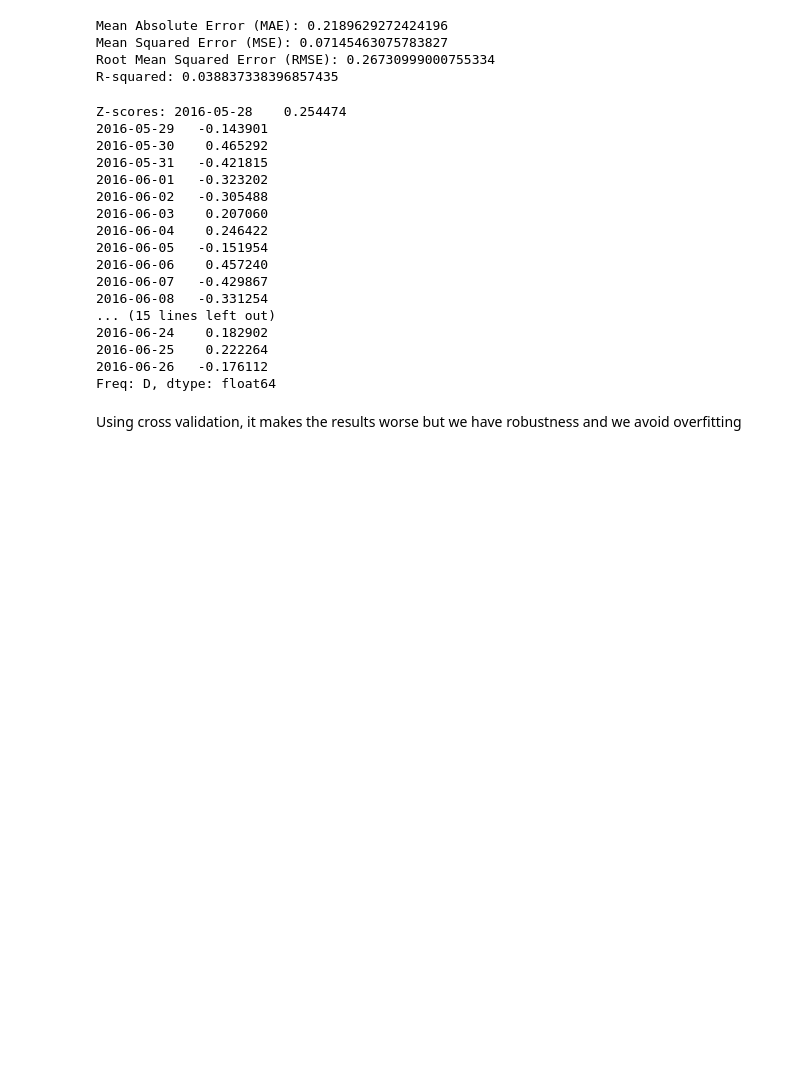
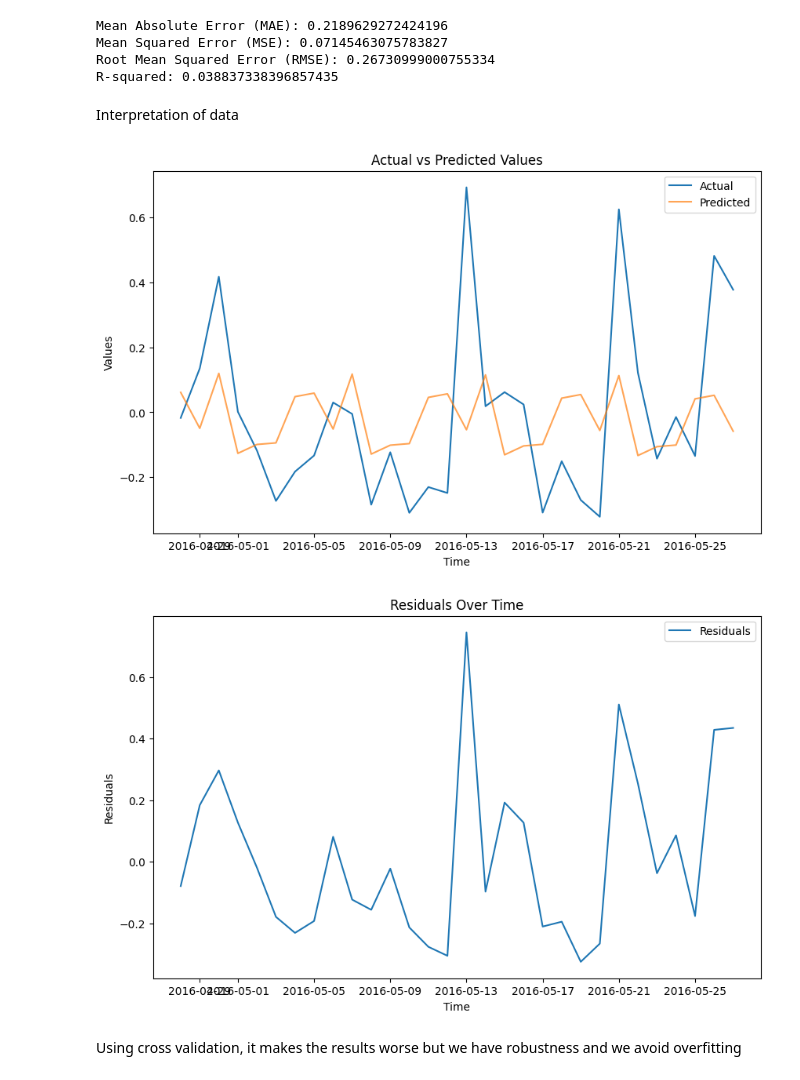
Before and after one commit to BianchiLuca28/EnergyConsumptionForecast, a Jupyter notebook: notebooks/time_series_analysis/time_series_model_testing.ipynb, the cells around one changed output. Cells and saved outputs as stored; diff of their text form; code cells hidden in the pictures; blank space fills up the shorter version.

```diff
--- a/notebooks/time_series_analysis/time_series_model_testing.ipynb
+++ b/notebooks/time_series_analysis/time_series_model_testing.ipynb
@@ -216,27 +253,31 @@ Mean Absolute Error (MAE): 0.2189629272424196
 Mean Squared Error (MSE): 0.07145463075783827
 Root Mean Squared Error (RMSE): 0.26730999000755334
 R-squared: 0.038837338396857435
-# %%
-z_scores = (ets_forecast - actual_values.mean()) / actual_values.std()
-print('Z-scores:', z_scores)
-# %% [output]
-Z-scores: 2016-05-28    0.254474
-2016-05-29   -0.143901
-2016-05-30    0.465292
-2016-05-31   -0.421815
-2016-06-01   -0.323202
-2016-06-02   -0.305488
-2016-06-03    0.207060
-2016-06-04    0.246422
-2016-06-05   -0.151954
-2016-06-06    0.457240
-2016-06-07   -0.429867
-2016-06-08   -0.331254
-... (15 lines left out)
-2016-06-24    0.182902
-2016-06-25    0.222264
-2016-06-26   -0.176112
-Freq: D, dtype: float64
+# %% [markdown]
+Interpretation of data
+# %%
+# Plotting the actual vs predicted values
+plt.figure(figsize=(10, 6))
+plt.plot(actual_values.index, actual_values, label='Actual')
+plt.plot(actual_values.index, ets_forecast, label='Predicted', alpha=0.7)
+plt.title('Actual vs Predicted Values')
+plt.xlabel('Time')
+plt.ylabel('Values')
+plt.legend()
+plt.show()
+
+# Correcting the residuals calculation and plotting
+residuals = actual_values.values - ets_forecast
+plt.figure(figsize=(10, 6))
+plt.plot(actual_values.index, residuals, label='Residuals')
+plt.title('Residuals Over Time')
+plt.xlabel('Time')
+plt.ylabel('Residuals')
+plt.legend()
+plt.show()
+# %% [output]
+[figure, added]
+[figure, added]
 # %% [markdown]
 Using cross validation, it makes the results worse but we have robustness and we avoid overfitting
 # %%
```
Also changed, not shown: parts of 10 cells of this notebook, 4 other files.
